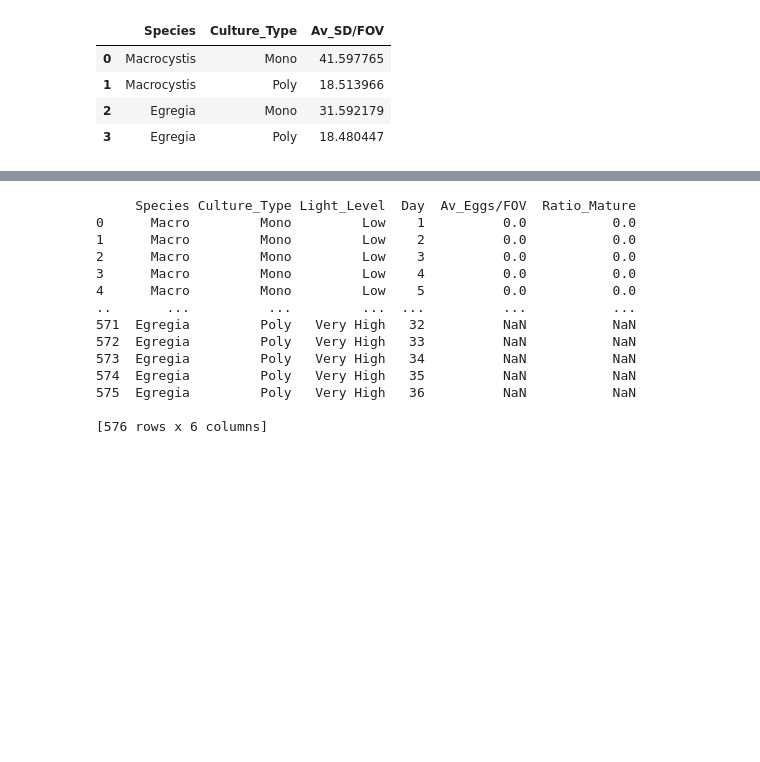
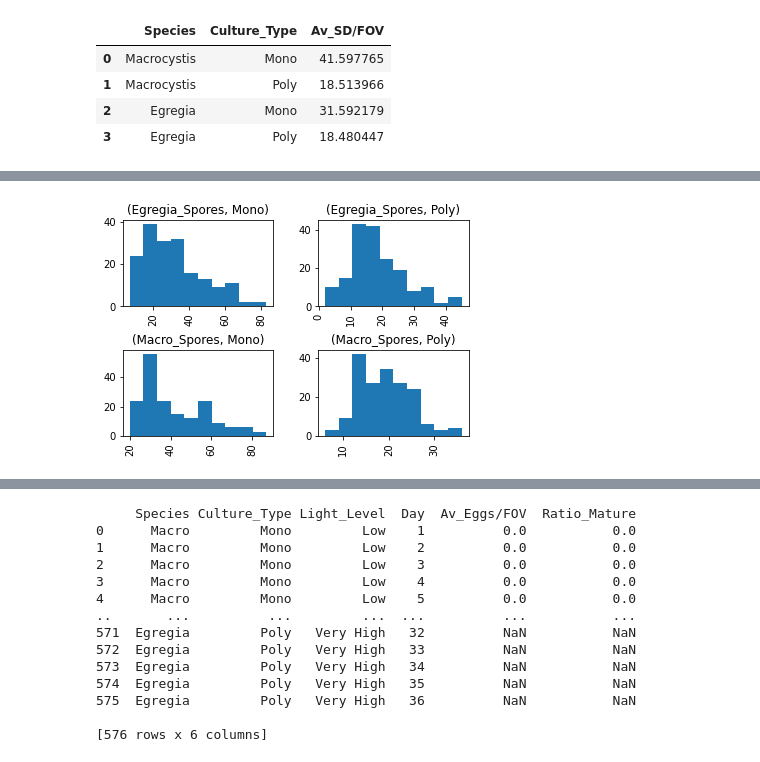
Before and after one commit to JayceeLanza/final_project, a Jupyter notebook: Final_Project.ipynb, the cells around one changed output, grey strips where cells are left out. Saved outputs shown, nothing was run; the diff lists cells and outputs as text; code cells hidden in the pictures; blank space fills up the shorter version.

```diff
--- a/Final_Project.ipynb
+++ b/Final_Project.ipynb
@@ -111,0 +142,4 @@ ShapiroResult(statistic=0.8972490429878235, pvalue=8.452759603372328e-10) Shapir
+# %%
+settlement_density_melt.hist(column='Settlement_Density', by=['Species','Culture_Type']);
+# %% [output]
+[figure, added]
```
Also changed, not shown: parts of 80 cells of this notebook, 2 other files.
